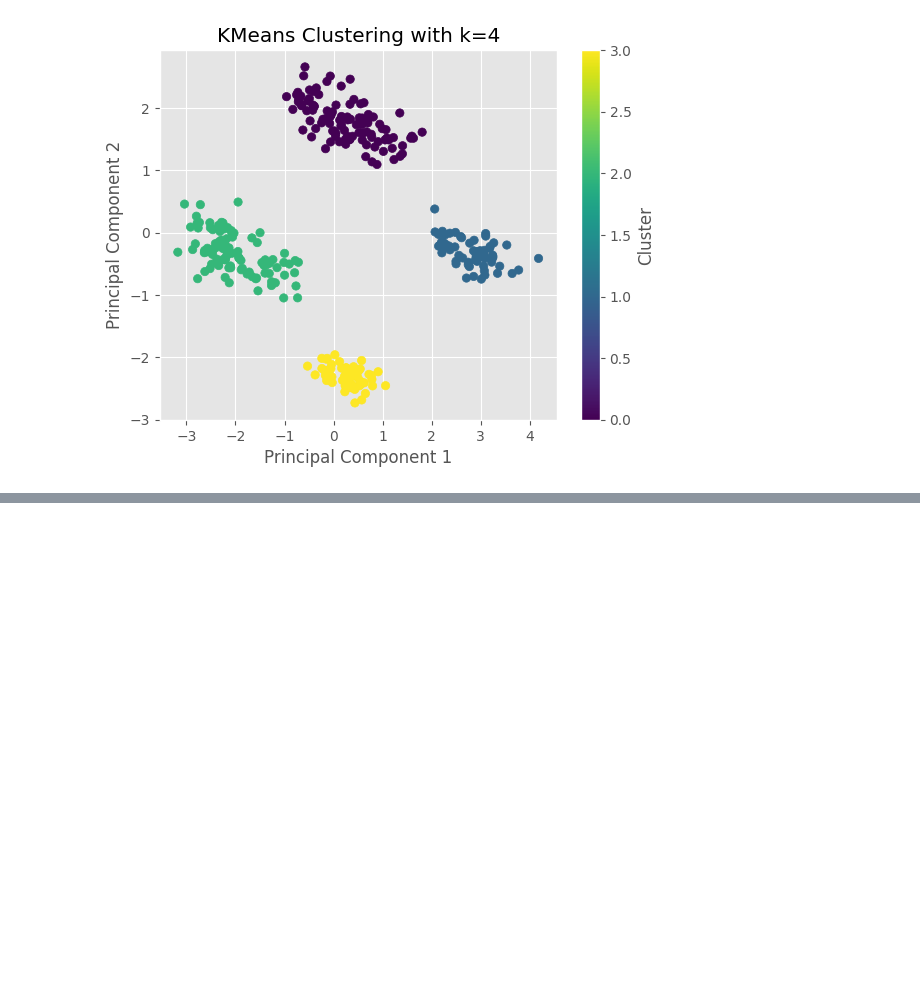
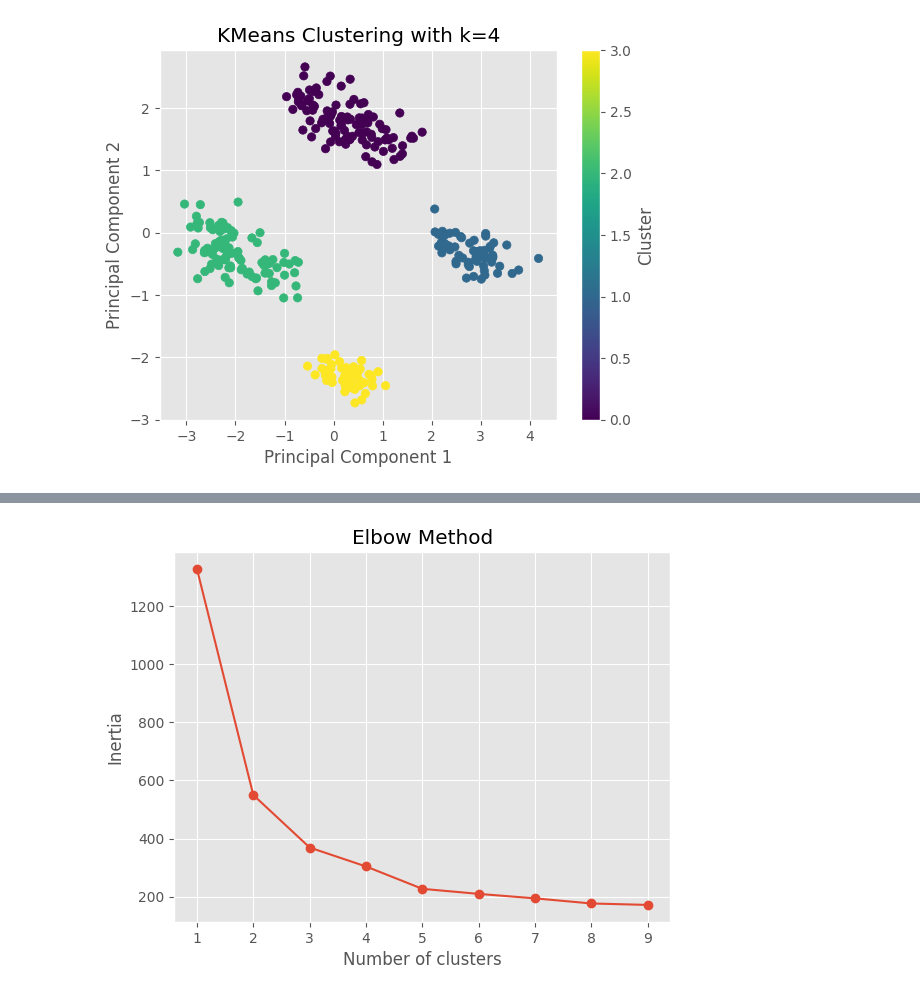
Before and after one commit to ealmiras/antarctic_penguins, a Jupyter notebook: notebook.ipynb, the cells around one changed output, grey strips where cells are left out. Cells and saved outputs as stored; diff of their text form; code cells hidden in the pictures; blank space fills up the shorter version.

```diff
--- a/notebook.ipynb
+++ b/notebook.ipynb
@@ -160,0 +209,12 @@ We can talk about the existence of 4 distinct groups in the data collected.
+# %%
+inertia = []
+for k in range(1,10):
+    kmeans = KMeans(n_clusters=k).fit(new_p_scaled)
+    inertia.append(kmeans.inertia_)
+plt.plot(range(1, 10), inertia, marker='o')
+plt.xlabel('Number of clusters')
+plt.ylabel('Inertia')
+plt.title('Elbow Method')
+plt.show()
+# %% [output]
+[figure, added]
```
Also changed, not shown: parts of 12 cells of this notebook, 1 other file.
